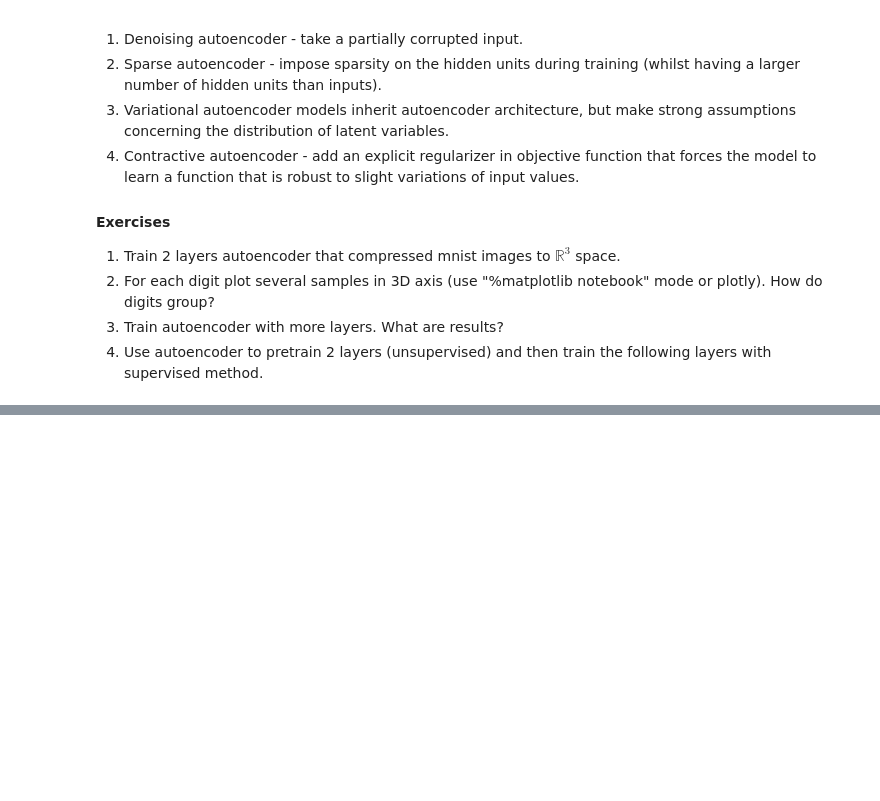
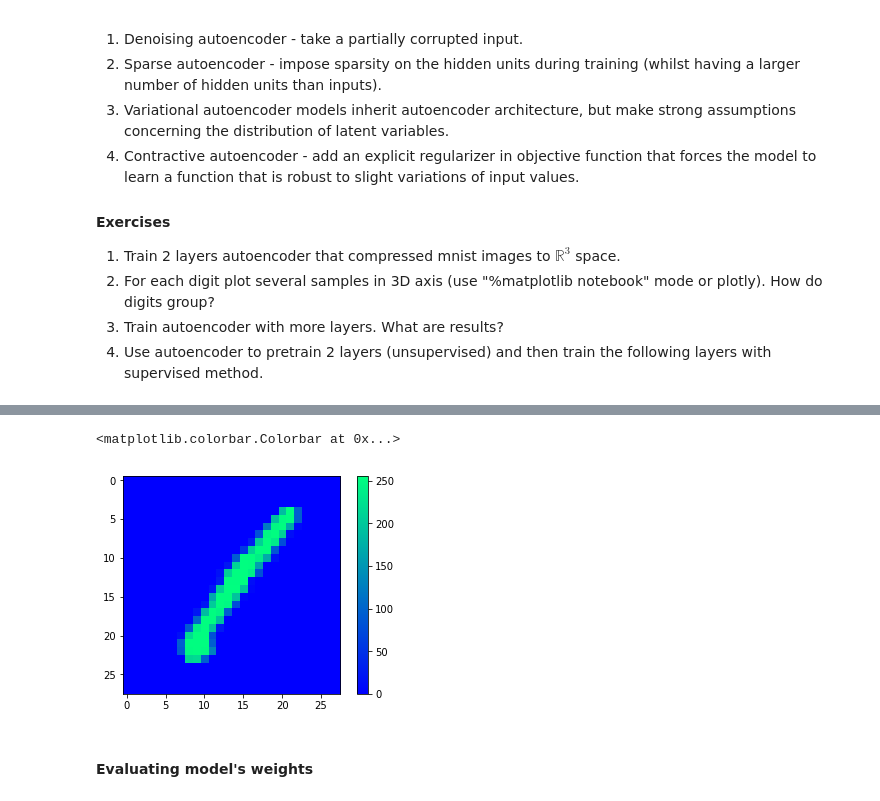
Before and after one commit to ahmados/renju, a Jupyter notebook: lab-2.ipynb, the cells around one changed output, grey strips where cells are left out. Cells and saved outputs as stored; diff of their text form; code cells hidden in the pictures; blank space fills up the shorter version.

```diff
--- a/lab-2.ipynb
+++ b/lab-2.ipynb
@@ -591,0 +673,8 @@ tf.reset_default_graph()
+# %%
+plt.imshow(data[0].reshape((28, 28)), cmap='winter')
+plt.colorbar()
+# %% [output]
+<matplotlib.colorbar.Colorbar at 0x...>
+[figure, added]
+# %% [markdown]
+#### Evaluating model's weights
```
Also changed, not shown: parts of 26 cells of this notebook, 1 other file.
